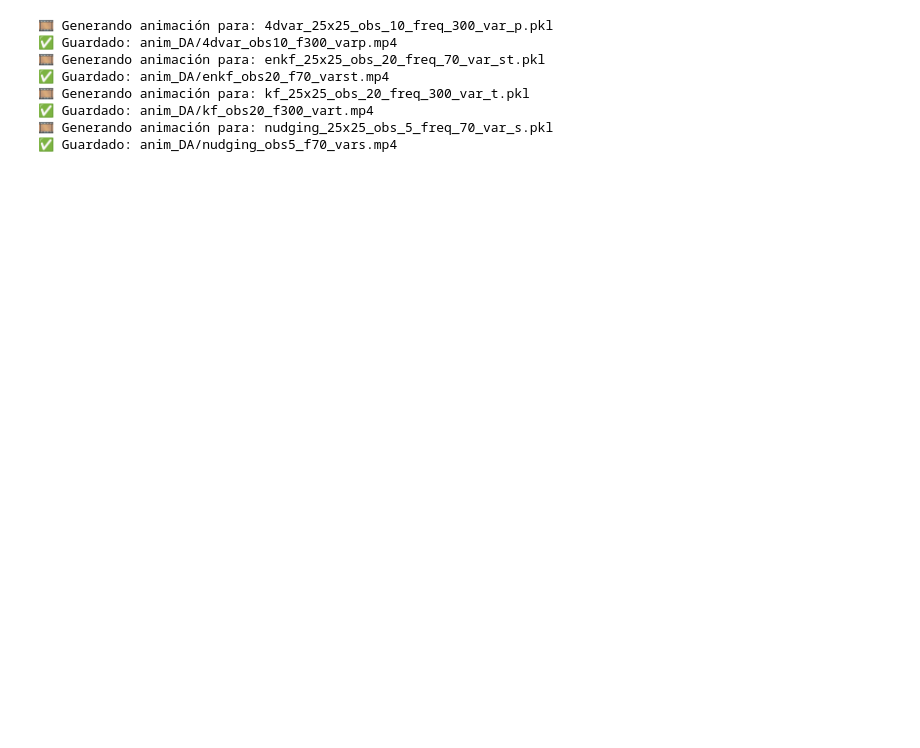
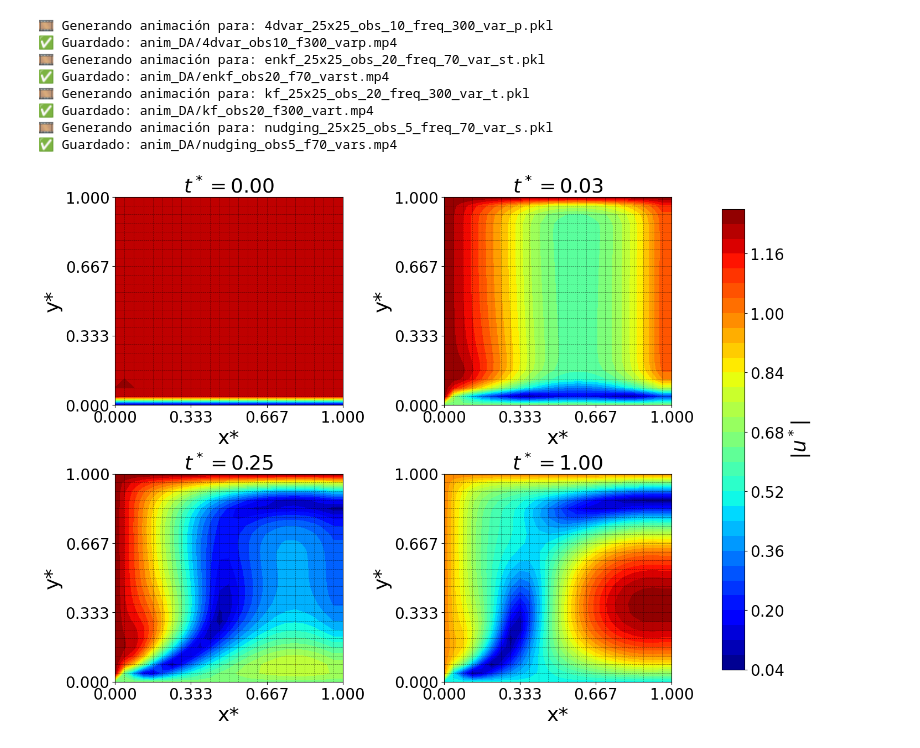
Before and after one commit to angelgvillatoro/bullville_M1, a Jupyter notebook: phd/notebook_simulacion_asimilacion_completo.ipynb, the cells around one changed output. Cells and saved outputs as stored; diff of their text form; code cells hidden in the pictures; blank space fills up the shorter version.

```diff
--- a/phd/notebook_simulacion_asimilacion_completo.ipynb
+++ b/phd/notebook_simulacion_asimilacion_completo.ipynb
@@ -1879,3 +1836,75 @@ for _, row in mas_precisos.iterrows():
 ✅ Guardado: anim_DA/kf_obs20_f300_vart.mp4
 🎞️ Generando animación para: nudging_25x25_obs_5_freq_70_var_s.pkl
 ✅ Guardado: anim_DA/nudging_obs5_f70_vars.mp4
+# %%
+def plot_4_frames_velocidad(path_simulacion, frames=[0, 20, 150, -1], cmap="jet"):
+    """
+    Representa 4 frames de la magnitud de la velocidad |u*| en un grid 2x2:
+    inicio, dos intermedios y final.
+    Muestra t* en los títulos y dibuja líneas de malla acorde a la resolución.
+    """
+    import pickle
+    import numpy as np
+    import matplotlib.pyplot as plt
+
+    # --- Cargar simulación ---
+    with open(path_simulacion, "rb") as f:
+        sim = pickle.load(f)
+
+    X_star = sim["X_star"]
+    Y_star = sim["Y_star"]
+    u_hist = np.array(sim["u_history"])
+    v_hist = np.array(sim["v_history"])
+    vel_mag = np.sqrt(u_hist**2 + v_hist**2)
+
+    # Reconstruir el tiempo t* (normalizado de 0 a 1)
+    n_frames = len(vel_mag)
+    time_star = np.linspace(0, 1, n_frames)
+
+    x_vals = X_star[0, :]
+    y_vals = Y_star[:, 0]
+
+    # Extraer los frames deseados y preparar los títulos
+    selected_frames = [vel_mag[i] if i != -1 else vel_mag[-1] for i in frames]
+    frame_indices = [i if i != -1 else n_frames - 1 for i in frames]
+    titles = [f"$t^* = {time_star[i]:.2f}$" for i in frame_indices]
+
+    # --- Crear figura en grid 2x2 ---
+    fig, axs = plt.subplots(2, 2, figsize=(14, 10), constrained_layout=True)
+    axs = axs.flatten()
+
+    for ax, frame_data, title in zip(axs, selected_frames, titles):
+        cf = ax.contourf(X_star, Y_star, frame_data, levels=30, cmap=cmap)
+
+        # Dibujar líneas de malla
+        for x in x_vals:
+            ax.axvline(x, color='black', linestyle='--', linewidth=0.5, alpha=0.5)
+        for y in y_vals:
+            ax.axhline(y, color='black', linestyle='--', linewidth=0.5, alpha=0.5)
+
+        # Estética
+        ax.set_title(title, fontsize=26)
+        ax.set_xlabel("x*", fontsize=26)
+        ax.set_ylabel("y*", fontsize=26)
+        ax.tick_params(axis='both', which='major', labelsize=20)
+
+        # Reducir densidad de ticks
+        nx = len(x_vals)
+        ny = len(y_vals)
+        xticks_idx = np.linspace(0, nx - 1, 4, dtype=int)
+        yticks_idx = np.linspace(0, ny - 1, 4, dtype=int)
+        ax.set_xticks(x_vals[xticks_idx])
+        ax.set_yticks(y_vals[yticks_idx])
+
+    # Colorbar común
+    cbar = fig.colorbar(cf, ax=axs, shrink=0.95)
+    cbar.set_label(r"$|u^*|$", fontsize=26)
+    cbar.ax.tick_params(labelsize=20)
+
+    plt.show()
+
+
+archivo_sim = "sim_dif_res/25.pkl"
+plot_4_frames_velocidad(archivo_sim, frames=[0, 10, 75, -1])
+# %% [output]
+[figure, added]
```
Also changed, not shown: parts of 11 cells of this notebook, 16 other files.
